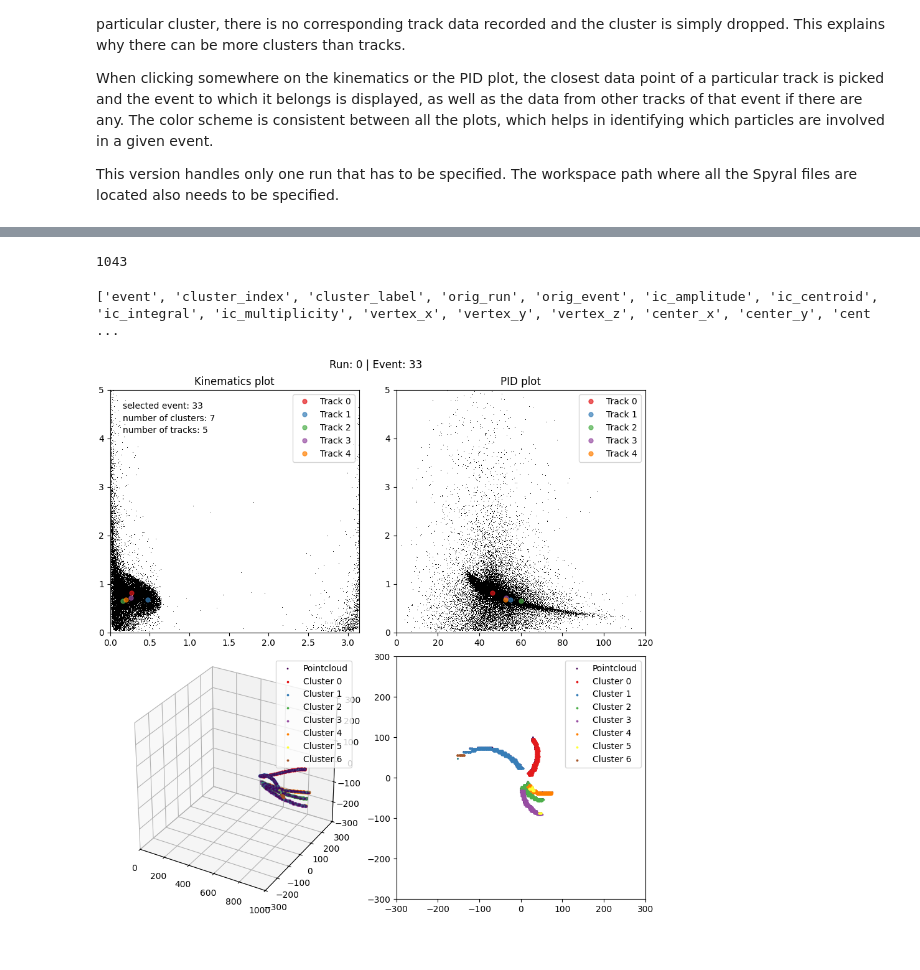
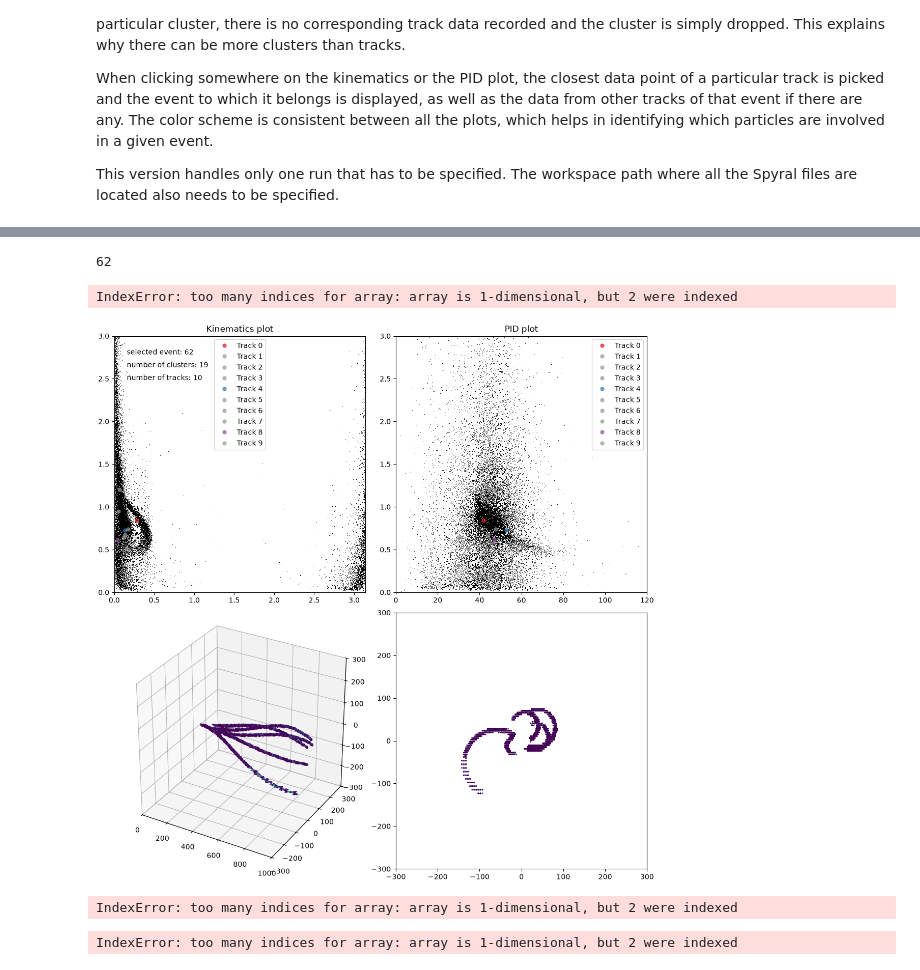
Before and after one commit to singhp99/spyral_notebooks, a Jupyter notebook: event_picker.ipynb, the cells around one changed output, grey strips where cells are left out. Saved outputs shown, nothing was run; the diff lists cells and outputs as text; code cells hidden in the pictures.

```diff
--- a/event_picker.ipynb
+++ b/event_picker.ipynb
@@ -15,16 +15,13 @@ import polars as pl
 import numpy as np
 from pathlib import Path
 import matplotlib.pyplot as plt
-import pandas as pd
 
 %matplotlib widget
 plt.close()
 
-# workspace_path = Path("/Volumes/researchEXT/O16/all_analysis_spyralv1.0/corrected_ml_08042026_tripclust")
-workspace_path = Path("/Volumes/researchEXT/O16/all_analysis_spyralv1.0/simulated_16O_invariant")
+workspace_path = Path("/Volumes/research_EXT_2/fusion_evaporation_decay")
 cloud_path = workspace_path / "Pointcloud"
 cluster_path = workspace_path / "Cluster"
-# estimation_result_path = workspace_path / "Estimation_unshifted_allpolar"
 estimation_result_path = workspace_path / "Estimation"
 df = None
 run = 0 # Your run number
@@ -38,3 +35,7 @@ cluster_group: h5.Group = cluster_file.get('cluster')
 
 df = pl.scan_parquet(path)
 df = df.collect()
+
+solver_path = workspace_path/ f"InterpSolver/run_{run:04d}_4He.parquet"
+df_solver = pl.scan_parquet(solver_path)
+df_solver = df_solver.collect()
@@ -64,5 +47,4 @@ len(all_events)
 # %%
-event_counts = df.group_by("event").count()
+event_counts = df_solver.group_by("event").count()
 events_5 = event_counts.filter(pl.col("count") == 5)
-filtered_df = df.join(events_5, on="event", how="inner")
-# filtered_df = df
+filtered_df = df_solver.join(events_5, on="event", how="inner")
@@ -87,7 +52,7 @@ shape: (5_215, 24)
 all_to_inspect = np.unique(filtered_df["event"])
 len(all_to_inspect)
 # %% [output]
-1043
+62
 # %%
 class PointBrowser:
 
@@ -106,8 +71,6 @@ class PointBrowser:
             self.marker2.append(art)
 
     def on_pick(self, event):
-        if event.mouseevent.name != "button_press_event":
-            return True
 
         if event.artist != line and event.artist != line2:
             return True
@@ -175,12 +138,13 @@ class PointBrowser:
 
         clusters = cluster_group[f'event_{event}']
         nclusters = clusters.attrs["nclusters"]
-
         self.clusters.set_text('number of clusters: %d' % nclusters)
         for i in range(nclusters):
             cluster = clusters[f'cluster_{i}']
-            cluster_cloud = cluster['cloud']
-            cluster_data = Cluster(event, i, cluster.attrs["direction"], cluster_cloud[:].copy())
+            cluster_cloud = cluster[f'cloud']
+            # print(cluster_cloud[:5])
+            cluster_data = Cluster(event, i, cluster_cloud[:].copy())
+            # print(cluster_data.data[1])
             axs["A"].scatter(cluster_data.data[:, 2], cluster_data.data[:, 0], cluster_data.data[:, 1], color=cmap(float(i)/9.0), s=3, label=f"Cluster {cluster_data.label}")
             axs["B"].scatter(cluster_data.data[:, 0], cluster_data.data[:, 1], color=cmap(float(i)/9.0), s=3, label=f"Cluster {cluster_data.label}")
         axs["A"].legend()
@@ -190,50 +154,50 @@ class PointBrowser:
 
 plt.close()
 cols = df.columns
-print(cols)
+# print(cols)
 ev = np.array(df['event'])
 ys = np.array(df['brho'])
 xs = np.array(df["polar"])
 de = np.array(df["sqrt_dEdx"])
-cl = np.array(df["cluster_index"])
+cl = np.array(df["cluster_label"])
 
 cmap = plt.cm.Set1
 
 fig, axs = plt.subplot_mosaic(
     """
     CD
     AB
     """,
     per_subplot_kw={
         "A": {
             "projection": "3d",
             "box_aspect": (1,1,1),
             "aspect": "equalxy"
         }
     },
-    figsize=(9.0, 9.0),
+    figsize=(11.0, 11.0),
     constrained_layout=True
 )
 
 line, = axs["C"].plot(xs, ys, ',', color="black", markeredgecolor=None, picker=True, pickradius=5)
 axs["C"].set_title('Kinematics plot')
 axs["C"].set_xlim(0.0, np.pi)
-axs["C"].set_ylim(0.0, 5.0)
+axs["C"].set_ylim(0.0, 3.0)
 
 line2, = axs["D"].plot(de, ys, ',', color="black", markeredgecolor=None, picker=True, pickradius=5)
 axs["D"].set_title('PID plot')
 axs["D"].set_xlim(0.0, 120.0)
-axs["D"].set_ylim(0.0, 5.0)
+axs["D"].set_ylim(0.0, 3.0)
 
 browser = PointBrowser()
 fig.canvas.mpl_connect('pick_event', browser.on_pick)
+# print(all_to_inspect)
+event = all_to_inspect[1]# Use first event to setup
+browser.update_plots(event)
 
-event = all_to_inspect[4]
-# event = 1945978
-# event = all_events[-125]
-browser.update_plots(event)
-plt.suptitle(f"Run: {run} | Event: {event}")
 plt.show()
 # %% [output]
-['event', 'cluster_index', 'cluster_label', 'orig_run', 'orig_event', 'ic_amplitude', 'ic_centroid', 'ic_integral', 'ic_multiplicity', 'vertex_x', 'vertex_y', 'vertex_z', 'center_x', 'center_y', 'cent ...
+IndexError: too many indices for array: array is 1-dimensional, but 2 were indexed
-[figure, old version]
+[figure, new version]
+IndexError: too many indices for array: array is 1-dimensional, but 2 were indexed
+IndexError: too many indices for array: array is 1-dimensional, but 2 were indexed
```
Also changed, not shown: parts of 3 cells of this notebook, 9 other files.
